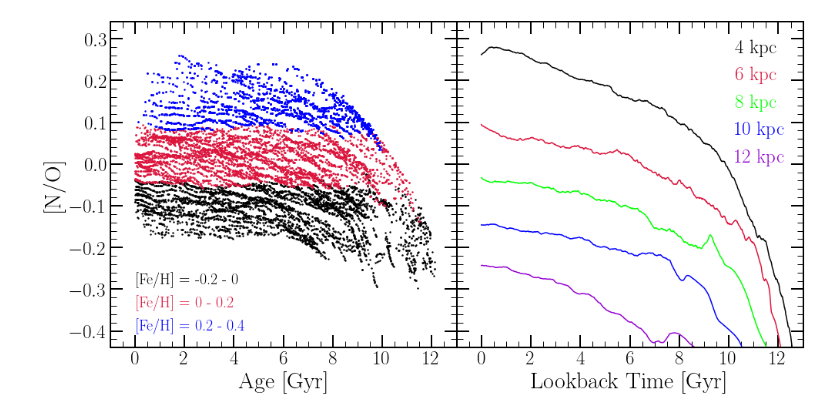
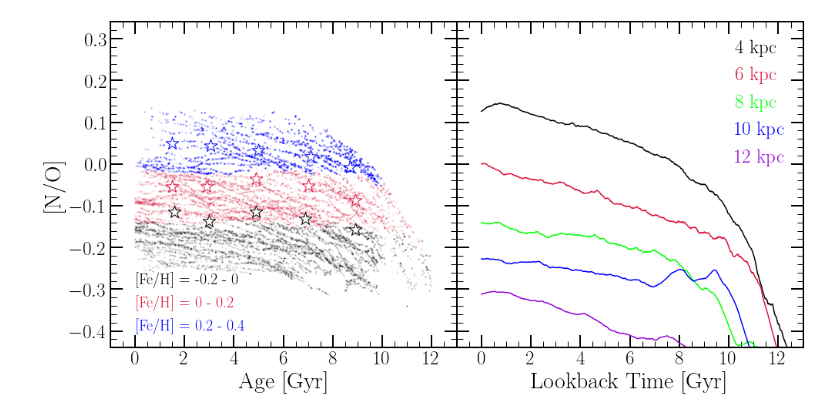
Before and after one commit to giganano/AGBmigration, a Jupyter notebook: notebooks/stars.ipynb, the cells around one changed output. Saved outputs shown, nothing was run; the diff lists cells and outputs as text; code cells hidden in the pictures.

```diff
--- a/notebooks/stars.ipynb
+++ b/notebooks/stars.ipynb
@@ -22,8 +23,9 @@ ax1.set_ylim([-0.44, 0.34])
 plt.setp(ax2.get_yticklabels(), visible = False)
 
 
-out = vice.output("../outputs/diffusion/insideout")
+out = vice.output("../outputs/diffusion/insideout_3xcristallo")
 feh_bins = [[-0.2, 0.0], [0.0, 0.2], [0.2, 0.4]]
+age_bins = [[0, 2], [2, 4], [4, 6], [6, 8], [8, 10]]
 colors = ["black", "crimson", "blue"]
 stars = out.stars.filter(
     "zone_final", ">=", 70).filter(
@@ -32,7 +34,8 @@ stars = out.stars.filter(
 
 for i in range(len(feh_bins)):
     sub = stars.filter("[fe/h]", ">=", feh_bins[i][0]).filter("[fe/h]", "<=", feh_bins[i][1])
-    mass_fracs = [_ / sum(sub["mass"]) for _ in sub["mass"]]
+    norm = sub(sub["mass"])
+    mass_fracs = [_ / norm for _ in sub["mass"]]
     indeces = np.random.choice(len(mass_fracs), size = 5000, p = mass_fracs)
     ages = [sub["age"][index] for index in indeces]
     no = [sub["[n/o]"][index] for index in indeces]
@@ -40,34 +43,61 @@ for i in range(len(feh_bins)):
     kwargs = {
         "c": plots.mpltoolkit.named_colors()[colors[i]],
         "s": 2,
-        "label": "[Fe/H] = %g - %g" % (feh_bins[i][0], feh_bins[i][1])
+        "label": "[Fe/H] = %g - %g" % (feh_bins[i][0], feh_bins[i][1]),
+        "alpha": 0.1
     }
     ax1.scatter(ages, no, **kwargs)
 leg1 = ax1.legend(loc = plots.mpltoolkit.mpl_loc("lower left"), ncol = 1, frameon = False,
     handlelength = 0, fontsize = 20)
 for i in range(len(feh_bins)):
     leg1.get_texts()[i].set_color(colors[i])
     leg1.legendHandles[i].set_visible(False)
+
+
+v21 = src.data.read("vincenzo2021")
+for i in range(len(feh_bins)):
+    sub_ = v21.filter("[fe/h]", ">=", feh_bins[i][0]).filter("[fe/h]", "<=", feh_bins[i][1])
+    for j in range(len(age_bins)):
+        sub = sub_.filter("age", ">=", age_bins[j][0]).filter("age", "<=", age_bins[j][1])
+        age = np.median(sub["age"])
+        no = np.median(sub["[n/o]"])
+#         age_errbar = [[age - age_bins[j][0]], [age_bins[j][1] - age]]
+#         no_errbar = np.std(sub["[n/o]"])
+#         kwargs = {
+#             "color": plots.mpltoolkit.named_colors()[colors[i]],
+#             "marker": plots.mpltoolkit.markers()["star"],
+#             "markerfacecolor": plots.mpltoolkit.named_colors()["white"],
+#             "markeredgecolor": plots.mpltoolkit.named_colors()[colors[i]],
+#             "markersize": 20
+#         }
+#         ax1.errorbar(age, no, xerr = age_errbar, yerr = no_errbar, **kwargs)
+        kwargs = {
+            "marker": plots.mpltoolkit.markers()["star"],
+            "facecolor": plots.mpltoolkit.named_colors()["white"],
+            "edgecolor": plots.mpltoolkit.named_colors()[colors[i]],
+            "s": 300
+        }
+        ax1.scatter(age, no, **kwargs)
 
 
 zones = ["zone40", "zone60", "zone80", "zone100", "zone120"]
 labels = ["4 kpc", "6 kpc", "8 kpc", "10 kpc", "12 kpc"]
 colors = ["black", "crimson", "lime", "blue", "darkviolet"]
 for i in range(len(zones)):
     kwargs = {
         "c": plots.mpltoolkit.named_colors()[colors[i]],
         "label": labels[i]
     }
     ax2.plot(out.zones[zones[i]].history["lookback"],
         out.zones[zones[i]].history["[n/o]"], **kwargs)
 leg2 = ax2.legend(loc = plots.mpltoolkit.mpl_loc("upper right"), ncol = 1, frameon = False,
     handlelength = 0)
 for i in range(len(zones)):
     leg2.get_texts()[i].set_color(colors[i])
     leg2.legendHandles[i].set_visible(False)
 
 
 plt.tight_layout()
 plt.subplots_adjust(wspace = 0)
 # %% [output]
-[figure, old version]
+[figure, new version]
```
Also changed, not shown: parts of 3 cells of this notebook, 35 other files.
